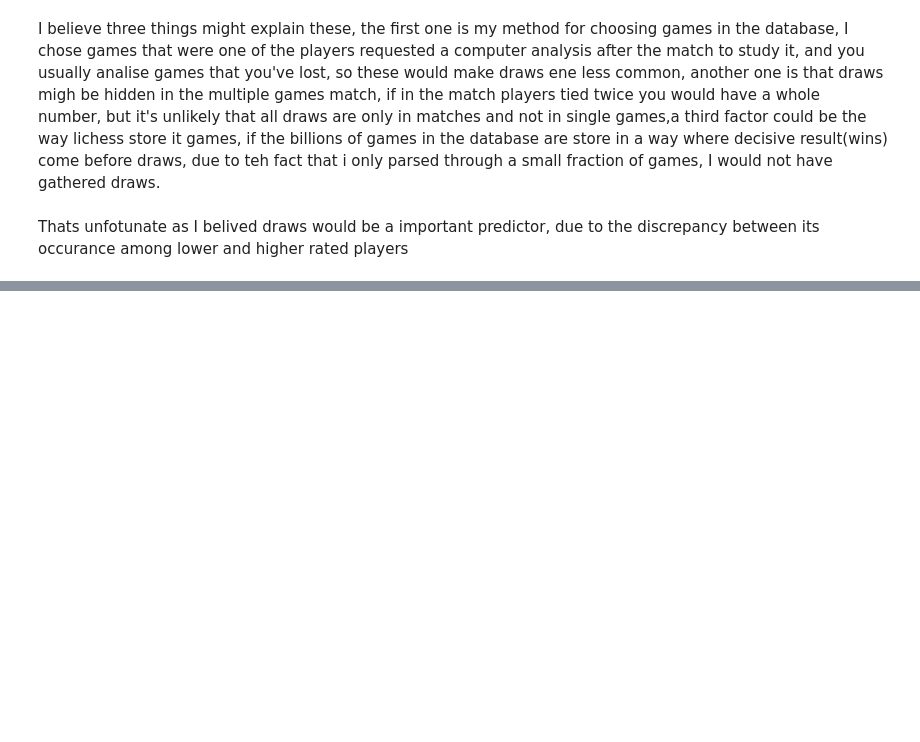
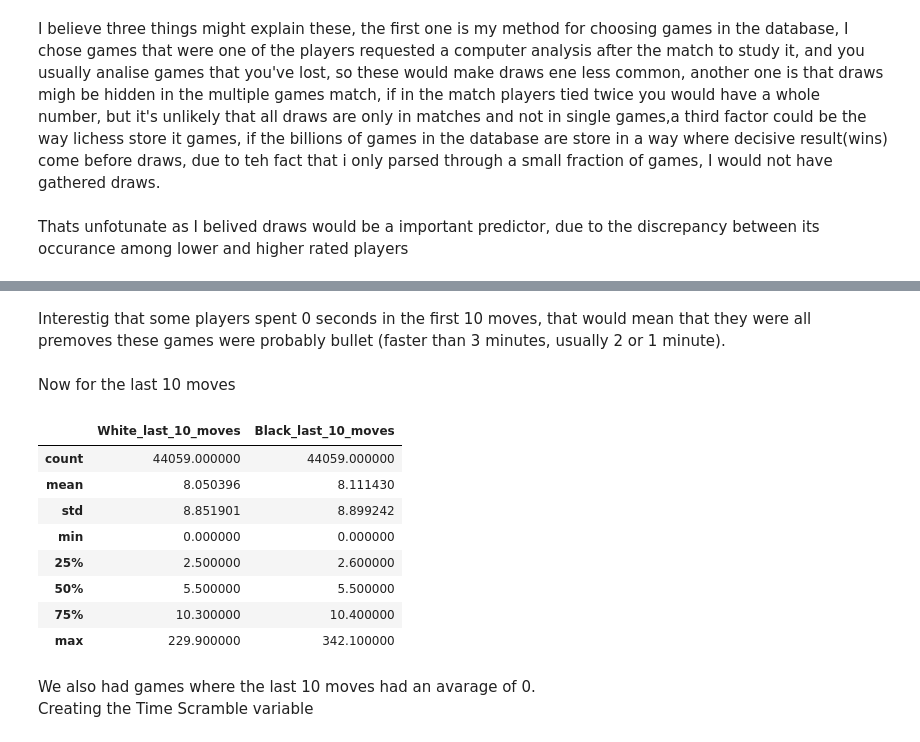
Before and after one commit to GuilhermeGAraujo/Chess_Rating_Predictor, a Jupyter notebook: Initial_EDA_&_more_cleaning.ipynb, the cells around one changed output, grey strips where cells are left out. Saved outputs shown, nothing was run; the diff lists cells and outputs as text; code cells hidden in the pictures; blank space fills up the shorter version.

```diff
--- a/Initial_EDA_&_more_cleaning.ipynb
+++ b/Initial_EDA_&_more_cleaning.ipynb
@@ -215,0 +229,5 @@ Our ttest show us that averages are in fact different from each other, so for th
+# %%
+games_df['W_Clock']=w_clocks
+games_df['B_Clock']=b_clocks
+games_df['W_Clock_DT']=w_clocks_dt
+games_df['B_Clock_DT']=b_clocks_dt
@@ -215,0 +401,23 @@ Our ttest show us that averages are in fact different from each other, so for th
+# %% [markdown]
+Interestig that some players spent 0 seconds in the first 10 moves, that would mean that they were all premoves these games were probably bullet (faster than 3 minutes, usually 2 or 1 minute). <br>
+<br>
+Now for the last 10 moves
+# %%
+games_df['White_last_10_moves']=[np.mean(move_time[-10:]) if len(move_time)>=10 else np.mean(move_time[-len(move_time):]) for move_time in w_move_time]
+games_df['Black_last_10_moves']=[np.mean(move_time[-10:]) if len(move_time)>=10 else np.mean(move_time[-len(move_time):]) for move_time in b_move_time]
+
+games_df[['White_last_10_moves','Black_last_10_moves']].describe()
+# %% [output]
+|  | White_last_10_moves | Black_last_10_moves |
+| count | 44059.000000 | 44059.000000 |
+| mean | 8.050396 | 8.111430 |
+| std | 8.851901 | 8.899242 |
+| min | 0.000000 | 0.000000 |
+| 25% | 2.500000 | 2.600000 |
+| 50% | 5.500000 | 5.500000 |
+| 75% | 10.300000 | 10.400000 |
+| max | 229.900000 | 342.100000 |
+# %% [markdown]
+We also had games where the last 10 moves had an avarage of 0.
+<br>
+Creating the Time Scramble variable
```
Also changed, not shown: parts of 35 cells of this notebook, 2 other files.
